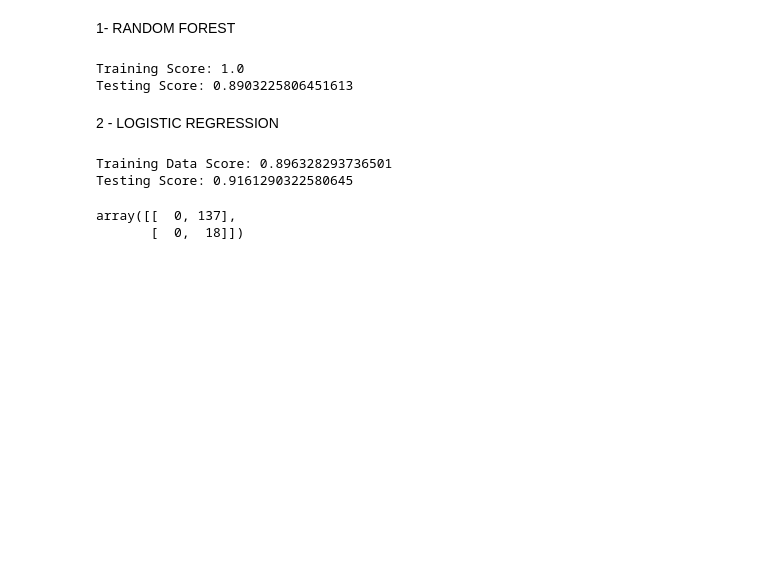
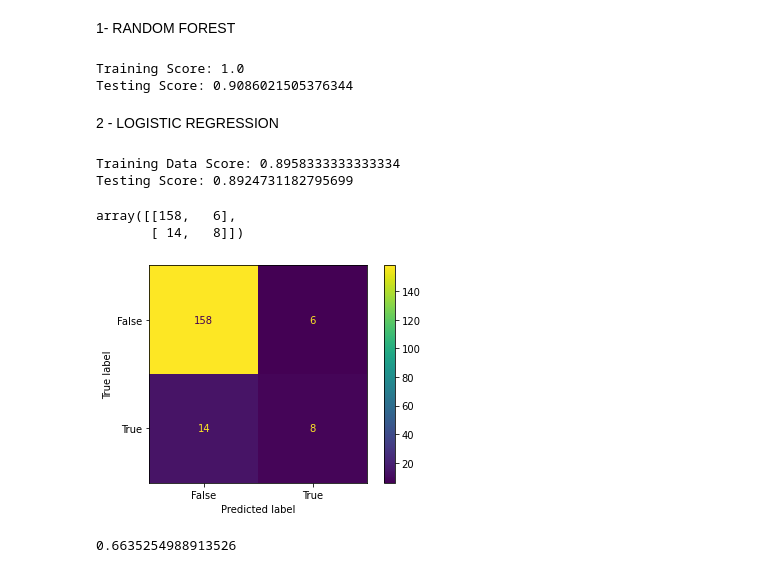
Before and after one commit to mward95/Oculus_Prime, a Jupyter notebook: Machine Learning/SupervisedLearning.ipynb, the cells around one changed output. Drawn from its saved outputs; the diff is of its cells as text; code cells hidden in the pictures; blank space fills up the shorter version.

```diff
--- a/Machine Learning/SupervisedLearning.ipynb
+++ b/Machine Learning/SupervisedLearning.ipynb
@@ -61,7 +91,7 @@ Split the Data
 # Split the data into X_train, X_test, y_train, y_test
 # X, y = make_classification(random_state=1)
 # X = pd.DataFrame(X)
-X_train, X_test, y_train, y_test = train_test_split(X, y, random_state=1)
+X_train, X_test, y_train, y_test = train_test_split(X, y, random_state=1, test_size=0.3)
 scaler = StandardScaler().fit(X_train)
 X_train_scaled = scaler.transform(X_train)
 X_test_scaled = scaler.transform(X_test)
@@ -76,7 +106,7 @@ print(f'Training Score: {clf.score(X_train_scaled, y_train)}')
 print(f'Testing Score: {clf.score(X_test_scaled, y_test)}')
 # %% [output]
 Training Score: 1.0
-Testing Score: 0.8903225806451613
+Testing Score: 0.9086021505376344
 # %% [markdown]
 2 - LOGISTIC REGRESSION
 # %%
@@ -85,13 +115,27 @@ classifier.fit(X_train_scaled, y_train)
 print(f"Training Data Score: {classifier.score(X_train_scaled, y_train)}")
 print(f'Testing Score: {classifier.score(X_test_scaled, y_test)}')
 # %% [output]
-Training Data Score: 0.896328293736501
-Testing Score: 0.9161290322580645
+Training Data Score: 0.8958333333333334
+Testing Score: 0.8924731182795699
 # %%
 from sklearn.metrics import confusion_matrix
 y_true = y_test
-y_pred = classifier.predict(X_test)
+# y_pred = classifier.predict(X_test)
+y_pred = classifier.predict(X_test_scaled)
 confusion_matrix(y_true, y_pred)
+# confusion_matrix(y, classifier.predict(X))
 # %% [output]
-array([[  0, 137],
-       [  0,  18]])
+array([[158,   6],
+       [ 14,   8]])
+# %%
+import matplotlib.pyplot as plt
+import numpy
+from sklearn import metrics
+actual = y_test
+predicted = classifier.predict(X_test_scaled)
+confusion_matrix = metrics.confusion_matrix(actual, predicted)
+cm_display = metrics.ConfusionMatrixDisplay(confusion_matrix = confusion_matrix, display_labels = [False, True])
+cm_display.plot()
+plt.show()
+# %% [output]
+[figure, added]
@@ -97,0 +146,4 @@ array([[  0, 137],
+# %%
+balanced_accuracy_score(y_test, y_pred)
+# %% [output]
+0.6635254988913526
```
Also changed, not shown: parts of 6 cells of this notebook.
